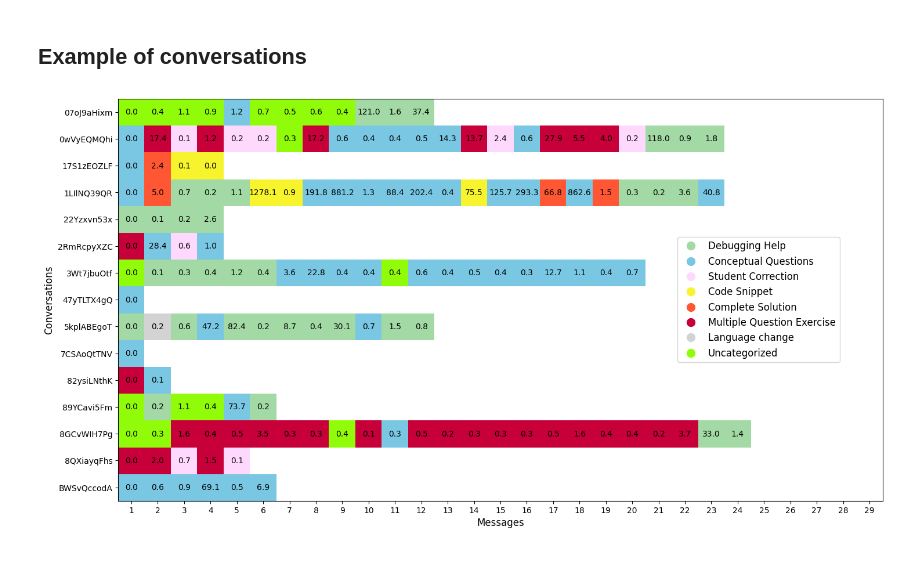
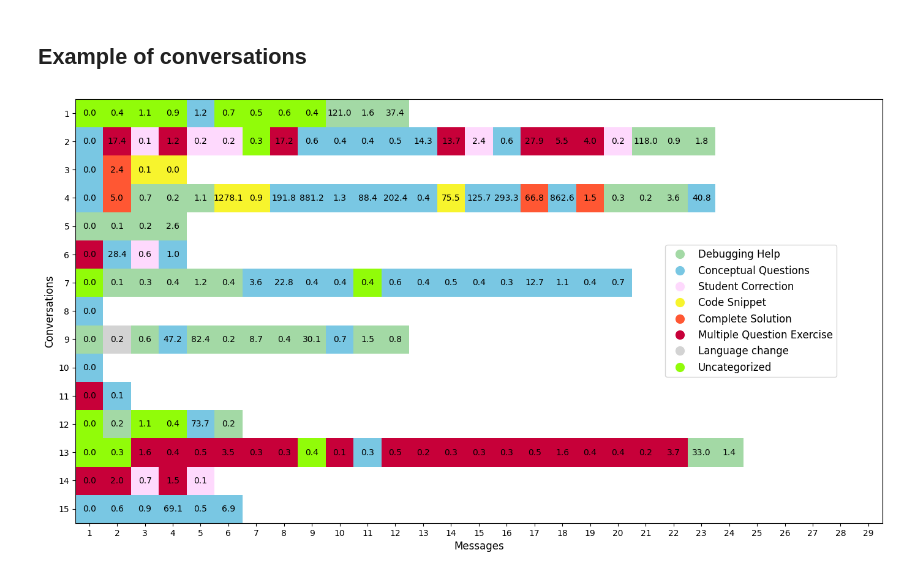
Before and after one commit to rodrigoprestesmachado/codespaces-blank, a Jupyter notebook: CSEDU2025/analysis/example.ipynb, the cells around one changed output. Drawn from its saved outputs; the diff is of its cells as text; code cells hidden in the pictures.

```diff
--- a/CSEDU2025/analysis/example.ipynb
+++ b/CSEDU2025/analysis/example.ipynb
@@ -121,32 +121,32 @@ ax.set_xlabel('Messages', fontsize=12)
 ax.set_ylabel('Conversations', fontsize=12)
 
 # Set ticks for the x-axis and y-axis
 ax.set_xticks(range(max_len))
 ax.set_xticklabels(range(1, max_len + 1))  # Definir o rótulo para começar em 1
 
 ax.set_yticks(range(len(dic_colors)))
 ax.set_yticklabels(range(1, len(dic_colors) + 1))
 
 # >>>>>>> Uncomment to show the 'Id' values on the y-axis
-ax.set_yticklabels(dic_colors.keys())
+#ax.set_yticklabels(dic_colors.keys())
 
 # Display the heatmap using the list of RGB color values
 heatmap = ax.imshow(list(dic_colors.values()), aspect='auto')
 
 # >>>>>>> Annotate each cell with the time delta in minutes, and use a smaller font size
 for i, key in enumerate(dic_colors.keys()):
     for j, time in enumerate(dic_times[key]):
         if not np.isnan(time):  # Annotate only if time is not NaN
             ax.text(j, i, f'{time:.1f}', ha='center', va='center', color='black', fontsize=10)  # Small font
 
 # Create a legend with classification labels and their respective colors
 legend_elements = [plt.Line2D([0], [0], marker='o', color='w', markerfacecolor=color, markersize=12, label=label)
                    for label, color in classification_colors.items()]
 
 # Position the legend on the right side of the plot with a larger font size
 ax.legend(handles=legend_elements, loc='center right', bbox_to_anchor=(0.95, 0.5), title='', fontsize='12')
 
 # Show the heatmap plot
 plt.show()
 # %% [output]
-[figure, old version]
+[figure, new version]
```
Also changed, not shown: 39 other files.
